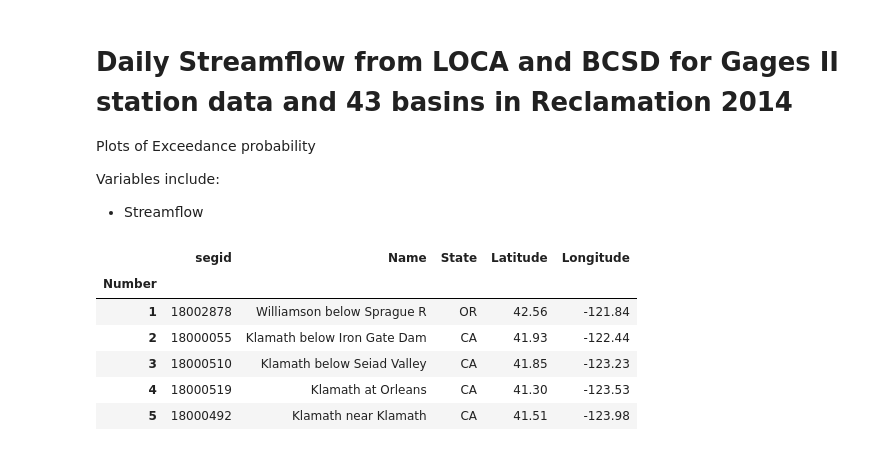
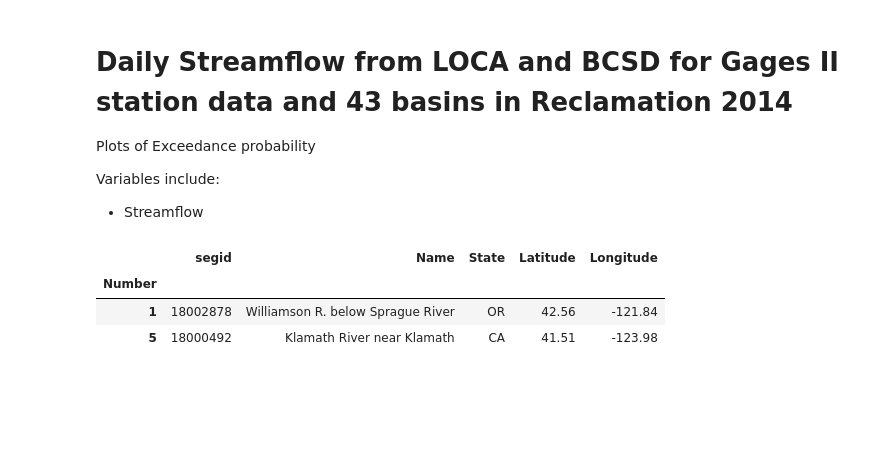
Before and after one commit to nmizukami/LOCA_Downscaling_Analysis, a Jupyter notebook: notebooks/analysis_daily_routed_streamflow_jav.ipynb, the cells around one changed output. Saved outputs shown, nothing was run; the diff lists cells and outputs as text; code cells hidden in the pictures; blank space fills up the shorter version.

```diff
--- a/notebooks/analysis_daily_routed_streamflow_jav.ipynb
+++ b/notebooks/analysis_daily_routed_streamflow_jav.ipynb
@@ -27,27 +27,24 @@ rcp_color = "#e74c3c"
 # %%
 size = 'small'
 # size = 'medium'
 # size = 'large'
 #size = 'huc070812'
 
 # lookup = pd.read_csv('/glade/p/ral/hap/mizukami/loca/GF-loca12k/output/selected/gaugeII/gageIInat.csv')
 lookup = pd.read_csv(f'/glade/u/home/jvano/projects/LOCA_Downscaling_Analysis/lists/gageIInat_{size}.csv')
 # lookup = lookup.set_index('STAID')
 # lookup.head()
 
 # lookup_bor = pd.read_csv(f'/glade/u/home/jvano/projects/LOCA_Downscaling_Analysis/lists/basin_evaluated_table3_18.csv')
-lookup_bor = pd.read_csv(f'/glade/u/home/jvano/projects/LOCA_Downscaling_Analysis/lists/basin_evaluated_table3.csv')
-# lookup_bor = pd.read_csv(f'/glade/u/home/jvano/projects/LOCA_Downscaling_Analysis/lists/basin_evaluated_table3_short.csv')
+# lookup_bor = pd.read_csv(f'/glade/u/home/jvano/projects/LOCA_Downscaling_Analysis/lists/basin_evaluated_table3.csv')
+lookup_bor = pd.read_csv(f'/glade/u/home/jvano/projects/LOCA_Downscaling_Analysis/lists/basin_evaluated_table3_short.csv')
 lookup_bor = lookup_bor.set_index('Number')
 lookup_bor.head()
 # %% [output]
 |  | segid | Name | State | Latitude | Longitude |
 | Number |  |  |  |  |  |
-| 1 | 18002878 | Williamson below Sprague R | OR | 42.56 | -121.84 |
-| 2 | 18000055 | Klamath below Iron Gate Dam | CA | 41.93 | -122.44 |
-| 3 | 18000510 | Klamath below Seiad Valley | CA | 41.85 | -123.23 |
-| 4 | 18000519 | Klamath at Orleans | CA | 41.30 | -123.53 |
-| 5 | 18000492 | Klamath near Klamath | CA | 41.51 | -123.98 |
+| 1 | 18002878 | Williamson R. below Sprague River | OR | 42.56 | -121.84 |
+| 5 | 18000492 | Klamath River near Klamath | CA | 41.51 | -123.98 |
 # %%
 huc_mapping = {'1': '1-2', '2': '1-2',
                '3': '3',
```
Also changed, not shown: parts of 3 cells of this notebook, 2 other files.
